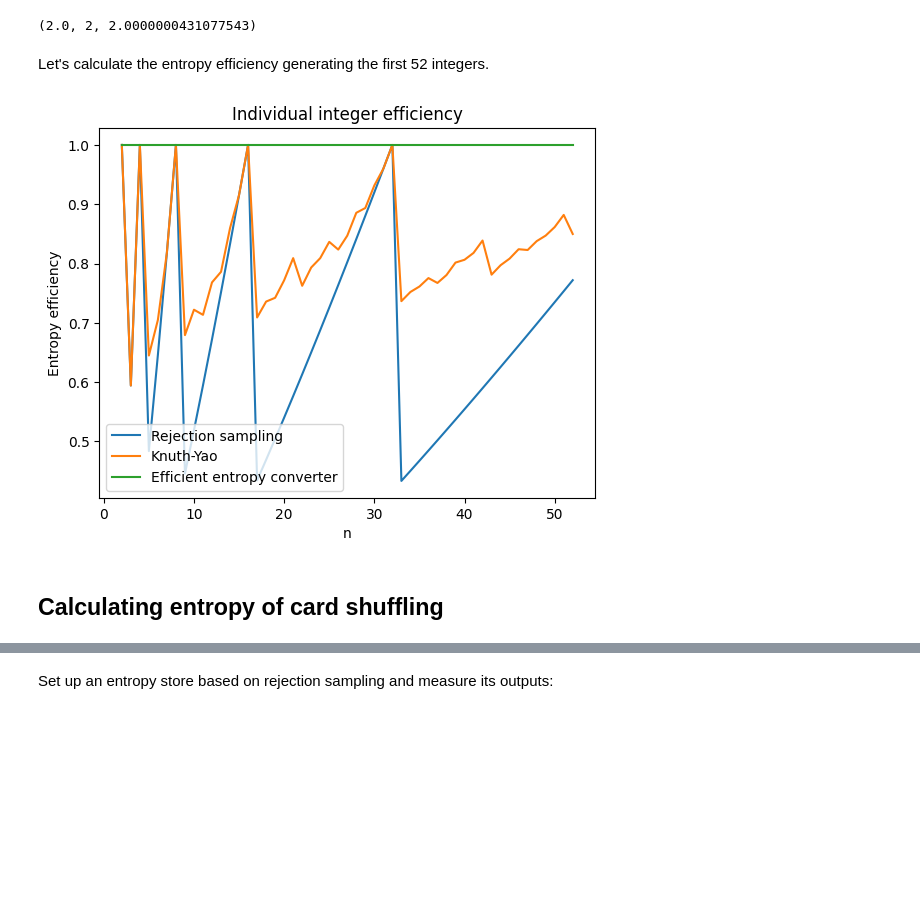
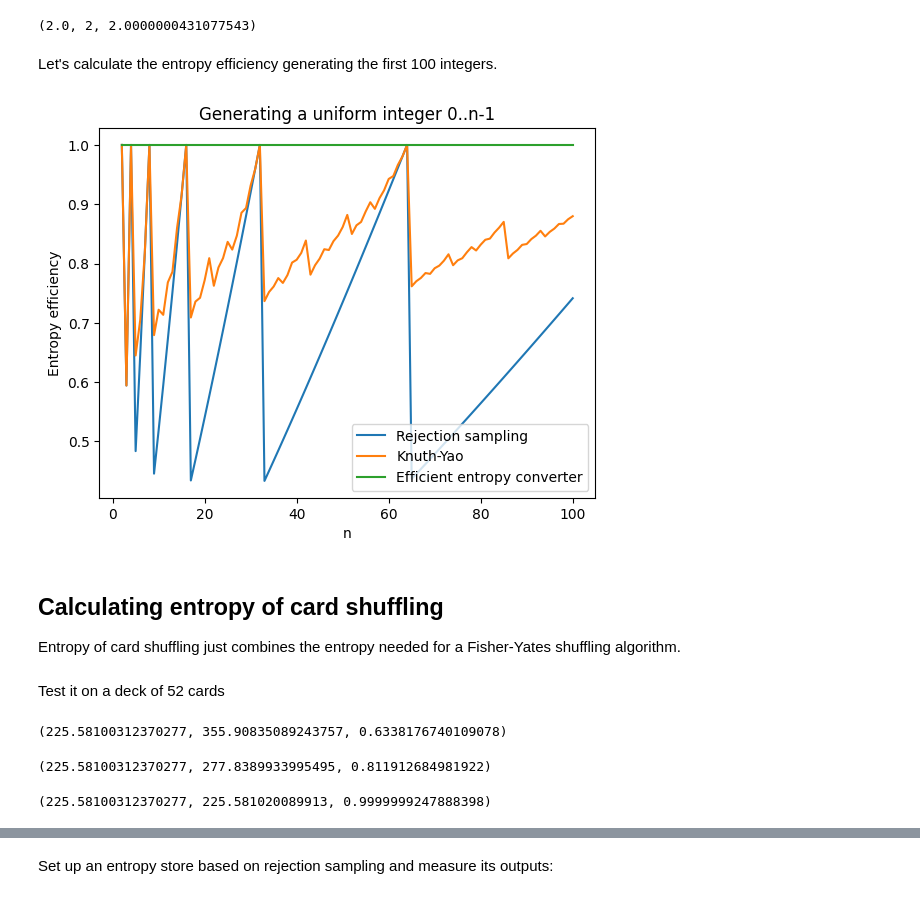
Before and after one commit to calum74/entropy, a Jupyter notebook: entropy.ipynb, the cells around one changed output, grey strips where cells are left out. Cells and saved outputs as stored; diff of their text form; code cells hidden in the pictures; blank space fills up the shorter version.

```diff
--- a/entropy.ipynb
+++ b/entropy.ipynb
@@ -108,23 +108,25 @@ expected_rejection_sampling(4), expected_fast_dice_roller(4), worst_case_convert
 # %% [output]
 (2.0, 2, 2.0000000431077543)
 # %% [markdown]
-Let's calculate the entropy efficiency generating the first 52 integers.
+Let's calculate the entropy efficiency generating the first 100 integers.
 # %%
-numbers = range(2,53)
+numbers = range(2,101)
 rs_efficiency = [math.log2(n)/expected_rejection_sampling(n) for n in numbers]
 fdr_efficiency = [math.log2(n)/expected_fast_dice_roller(n) for n in numbers]
-eec_efficiency = [math.log2(n)/worst_case_convert(n) for n in numbers]
+eec_efficiency = [math.log2(n)/worst_case_eec(n) for n in numbers]
 
 import matplotlib.pyplot as plt
-plt.title('Individual integer efficiency')
+plt.title('Generating a uniform integer 0..n-1')
 plt.xlabel('n')
 plt.ylabel('Entropy efficiency')
 plt.plot(numbers, rs_efficiency, label='Rejection sampling')
 plt.plot(numbers, fdr_efficiency, label='Knuth-Yao')
 plt.plot(numbers, eec_efficiency, label='Efficient entropy converter')
 plt.legend()
 plt.show()
 # %% [output]
-[figure, old version]
+[figure, new version]
 # %% [markdown]
 ## Calculating entropy of card shuffling
+
+Entropy of card shuffling just combines the entropy needed for a Fisher-Yates shuffling algorithm.
@@ -130,0 +141,14 @@ plt.show()
+# %% [markdown]
+Test it on a deck of 52 cards
+# %%
+expected_card_shuffling(52, expected_rejection_sampling)
+# %% [output]
+(225.58100312370277, 355.90835089243757, 0.6338176740109078)
+# %%
+expected_card_shuffling(52, expected_fast_dice_roller)
+# %% [output]
+(225.58100312370277, 277.8389933995495, 0.811912684981922)
+# %%
+expected_card_shuffling(52, worst_case_eec)
+# %% [output]
+(225.58100312370277, 225.581020089913, 0.9999999247888398)
```
Also changed, not shown: parts of 29 cells of this notebook, 2 other files.
